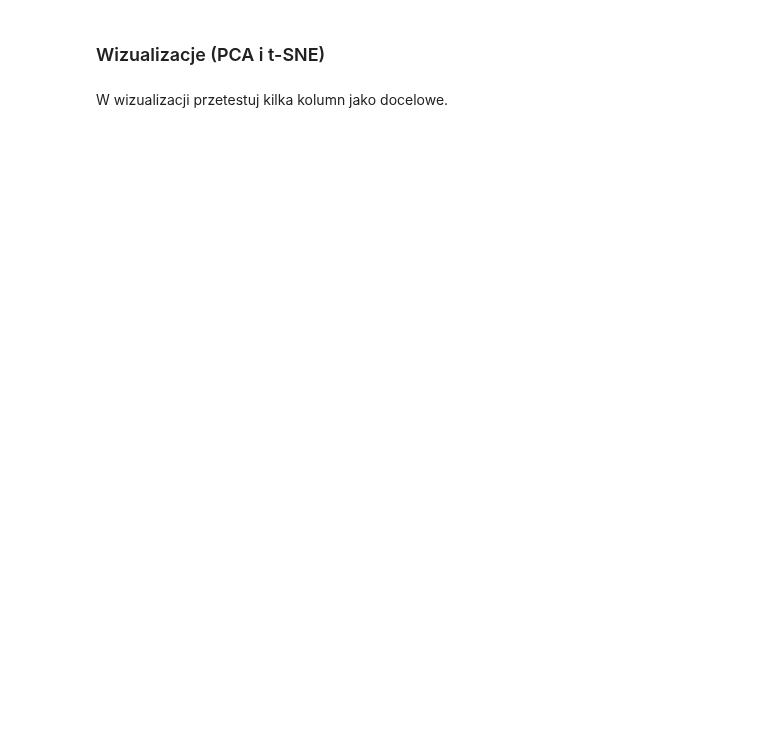
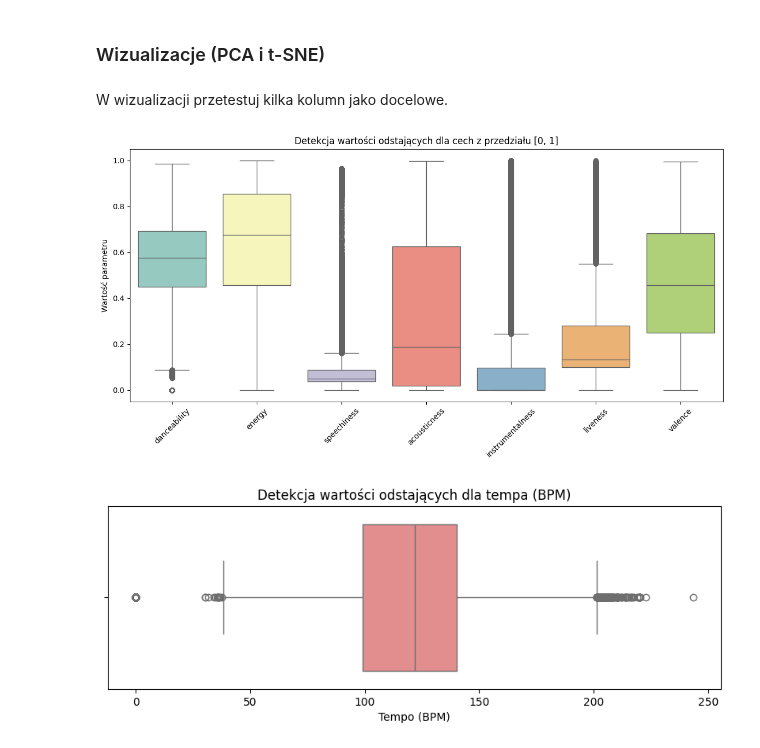
Before and after one commit to Zajecia-na-PWr-LR/lista-2-wiktoriamalinowska, a Jupyter notebook: UczenieMaszynowe_25_26_Lista2.ipynb, the cells around one changed output. Saved outputs shown, nothing was run; the diff lists cells and outputs as text; code cells hidden in the pictures; blank space fills up the shorter version.

```diff
--- a/UczenieMaszynowe_25_26_Lista2.ipynb
+++ b/UczenieMaszynowe_25_26_Lista2.ipynb
@@ -666,0 +685,24 @@ from sklearn import preprocessing
+# %%
+cechy_0_1 = ['danceability', 'energy', 'speechiness', 'acousticness', 'instrumentalness', 'liveness', 'valence']
+
+plt.figure(figsize=(14, 6))
+sns.boxplot(data=spotify[cechy_0_1],
+            palette='Set3'
+            )
+plt.title('Detekcja wartości odstających dla cech z przedziału [0, 1]')
+plt.ylabel('Wartość parametru')
+plt.xticks(rotation=45)
+plt.show()
+
+plt.figure(figsize=(10, 3))
+sns.boxplot(
+    data=spotify,
+    x='tempo',
+    color='lightcoral'
+    )
+plt.title('Detekcja wartości odstających dla tempa (BPM)')
+plt.xlabel('Tempo (BPM)')
+plt.show()
+# %% [output]
+[figure, added]
+[figure, added]
```
Also changed, not shown: parts of 14 cells of this notebook.
